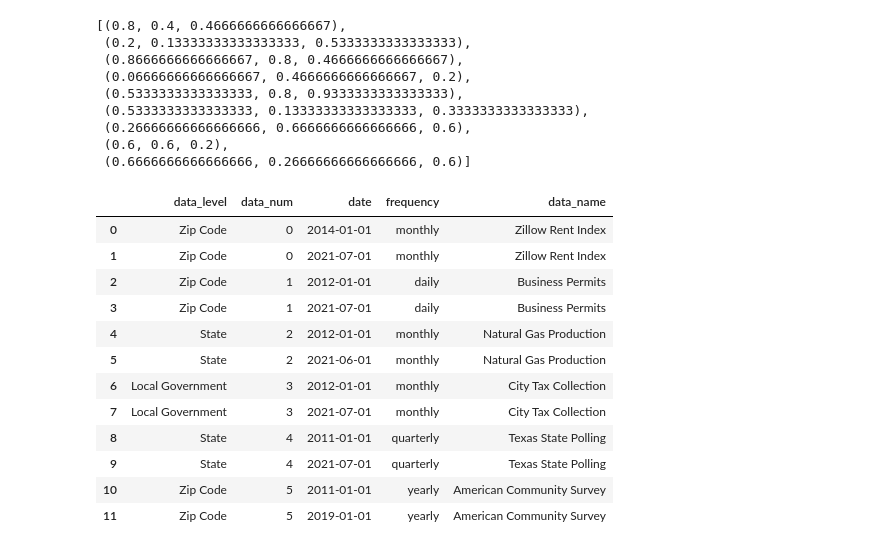
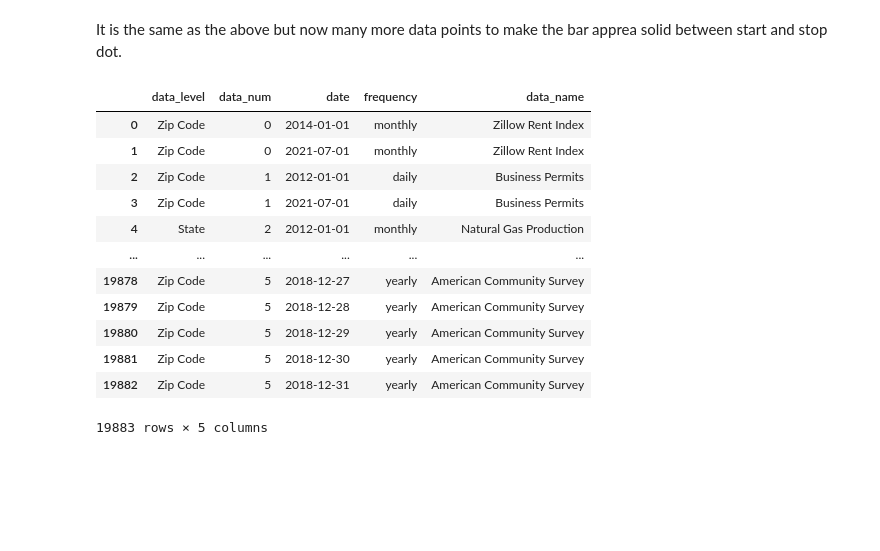
Before and after one commit to HaydenWarren/zri-forecast, a Jupyter notebook: hayden/timeline_barplots.ipynb, the cells around one changed output. Drawn from its saved outputs; the diff is of its cells as text; code cells hidden in the pictures; blank space fills up the shorter version.

```diff
--- a/hayden/timeline_barplots.ipynb
+++ b/hayden/timeline_barplots.ipynb
@@ -81,32 +106,22 @@ for data_name in viz_df.data_name.unique():
     df_new_row = pd.DataFrame(new_row)
     df_temp = df_temp.append(df_new_row, ignore_index = True)
 viz_df = viz_df.append(df_temp, ignore_index = True)
-# %%
-sns.color_palette()
-# %% [output]
-[(0.8, 0.4, 0.4666666666666667),
- (0.2, 0.13333333333333333, 0.5333333333333333),
- (0.8666666666666667, 0.8, 0.4666666666666667),
- (0.06666666666666667, 0.4666666666666667, 0.2),
- (0.5333333333333333, 0.8, 0.9333333333333333),
- (0.5333333333333333, 0.13333333333333333, 0.3333333333333333),
- (0.26666666666666666, 0.6666666666666666, 0.6),
- (0.6, 0.6, 0.2),
- (0.6666666666666666, 0.26666666666666666, 0.6)]
-# %%
-df
-# %% [output]
-|  | data_level | data_num | date | frequency | data_name |
-| 0 | Zip Code | 0 | 2014-01-01 | monthly | Zillow Rent Index |
-| 1 | Zip Code | 0 | 2021-07-01 | monthly | Zillow Rent Index |
-| 2 | Zip Code | 1 | 2012-01-01 | daily | Business Permits |
-| 3 | Zip Code | 1 | 2021-07-01 | daily | Business Permits |
-| 4 | State | 2 | 2012-01-01 | monthly | Natural Gas Production |
-| 5 | State | 2 | 2021-06-01 | monthly | Natural Gas Production |
-| 6 | Local Government | 3 | 2012-01-01 | monthly | City Tax Collection |
-| 7 | Local Government | 3 | 2021-07-01 | monthly | City Tax Collection |
-| 8 | State | 4 | 2011-01-01 | quarterly | Texas State Polling |
-| 9 | State | 4 | 2021-07-01 | quarterly | Texas State Polling |
-| 10 | Zip Code | 5 | 2011-01-01 | yearly | American Community Survey |
-| 11 | Zip Code | 5 | 2019-01-01 | yearly | American Community Survey |
+# %% [markdown]
+It is the same as the above but now many more data points to make the bar apprea solid between start and stop dot.
+# %%
+viz_df
+# %% [output]
+|  | data_level | data_num | date | frequency | data_name |
+| 0 | Zip Code | 0 | 2014-01-01 | monthly | Zillow Rent Index |
+| 1 | Zip Code | 0 | 2021-07-01 | monthly | Zillow Rent Index |
+| 2 | Zip Code | 1 | 2012-01-01 | daily | Business Permits |
+| 3 | Zip Code | 1 | 2021-07-01 | daily | Business Permits |
+| 4 | State | 2 | 2012-01-01 | monthly | Natural Gas Production |
+| ... | ... | ... | ... | ... | ... |
+| 19878 | Zip Code | 5 | 2018-12-27 | yearly | American Community Survey |
+| 19879 | Zip Code | 5 | 2018-12-28 | yearly | American Community Survey |
+| 19880 | Zip Code | 5 | 2018-12-29 | yearly | American Community Survey |
+| 19881 | Zip Code | 5 | 2018-12-30 | yearly | American Community Survey |
+| 19882 | Zip Code | 5 | 2018-12-31 | yearly | American Community Survey |
+19883 rows × 5 columns
 # %%
```
Also changed, not shown: parts of 10 cells of this notebook, 8 other files.
